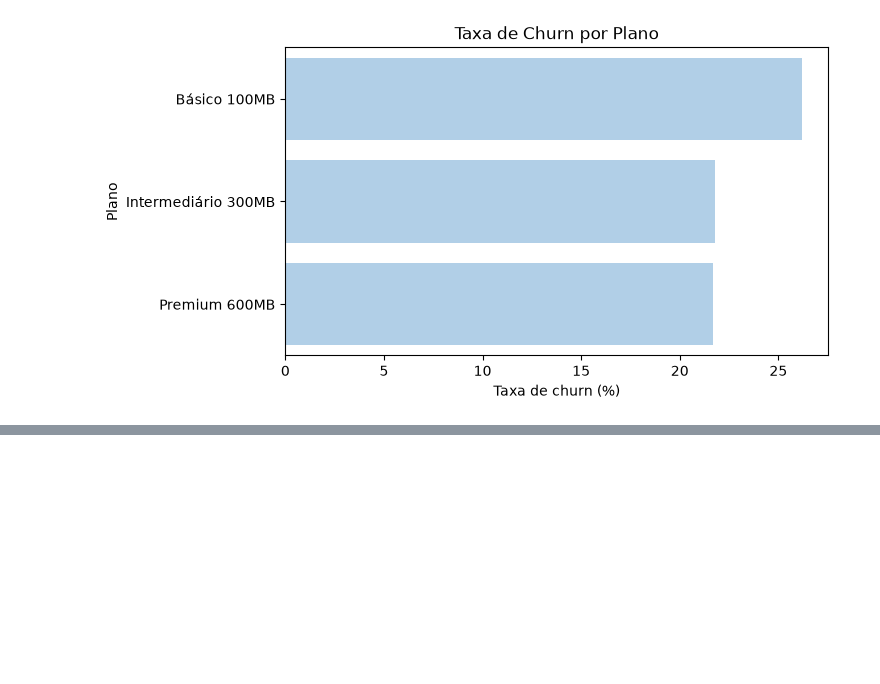
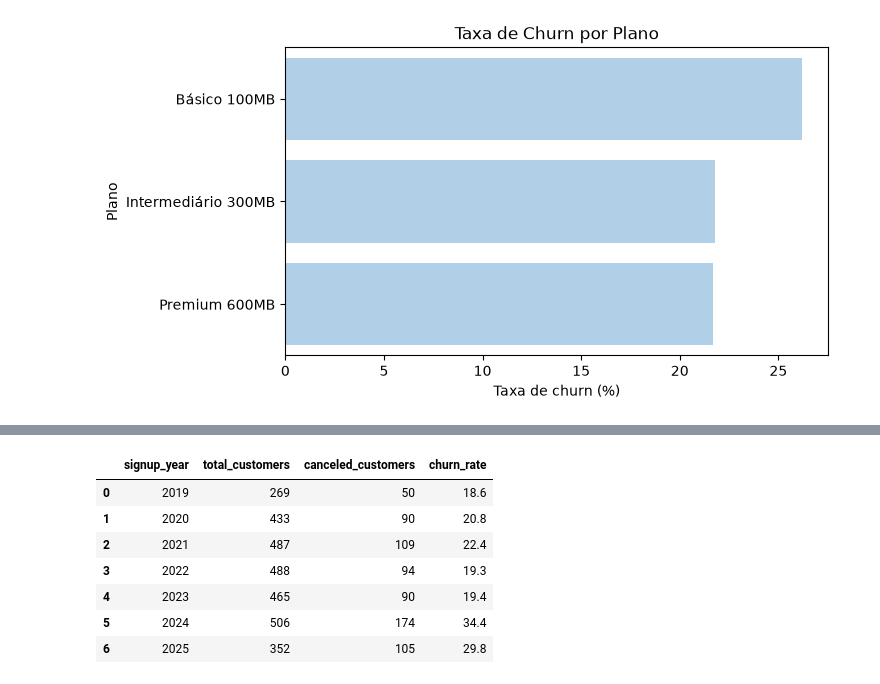
Before and after one commit to ricardo-paganini/subscription-churn-analysis, a Jupyter notebook: churn_analysis.ipynb, the cells around one changed output, grey strips where cells are left out. Cells and saved outputs as stored; diff of their text form; code cells hidden in the pictures; blank space fills up the shorter version.

```diff
--- a/churn_analysis.ipynb
+++ b/churn_analysis.ipynb
@@ -505,0 +523,22 @@ plt.show()
+# %%
+query = '''
+SELECT strftime('%Y', signup_date) AS signup_year,
+       COUNT(*) AS total_customers,
+       SUM(churn) AS canceled_customers,
+       ROUND(SUM(churn) * 100.0 / COUNT(*), 1) AS churn_rate
+FROM customers
+GROUP BY signup_year
+ORDER BY signup_year
+'''
+
+churn_by_year = pd.read_sql(query, conn)
+display(churn_by_year)
+# %% [output]
+|  | signup_year | total_customers | canceled_customers | churn_rate |
+| 0 | 2019 | 269 | 50 | 18.6 |
+| 1 | 2020 | 433 | 90 | 20.8 |
+| 2 | 2021 | 487 | 109 | 22.4 |
+| 3 | 2022 | 488 | 94 | 19.3 |
+| 4 | 2023 | 465 | 90 | 19.4 |
+| 5 | 2024 | 506 | 174 | 34.4 |
+| 6 | 2025 | 352 | 105 | 29.8 |
```
Also changed, not shown: parts of 3 cells of this notebook.
